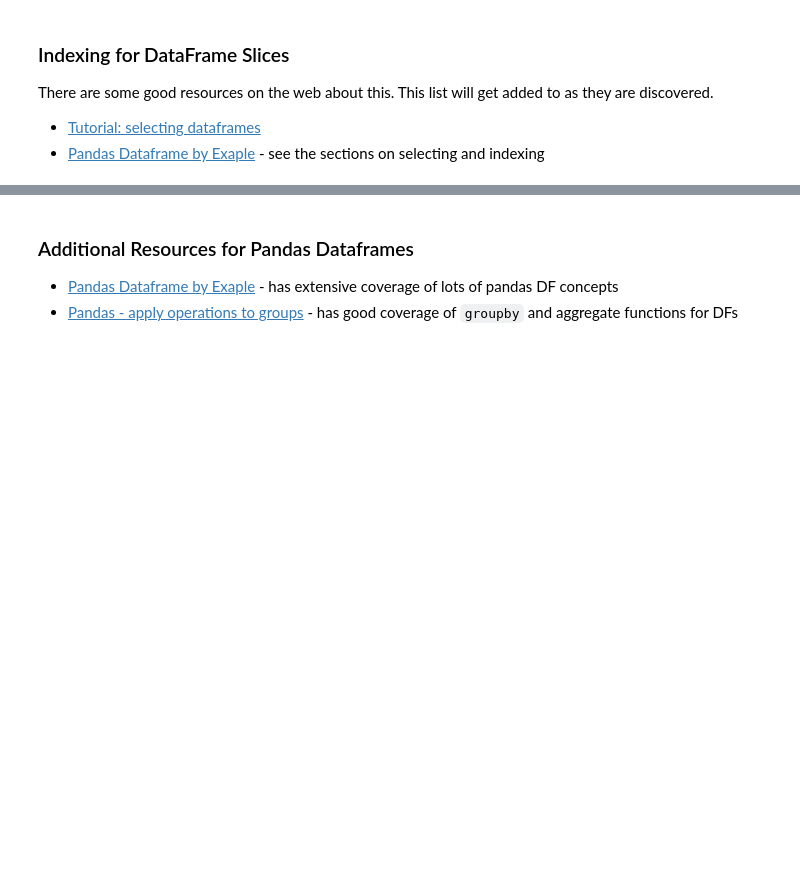
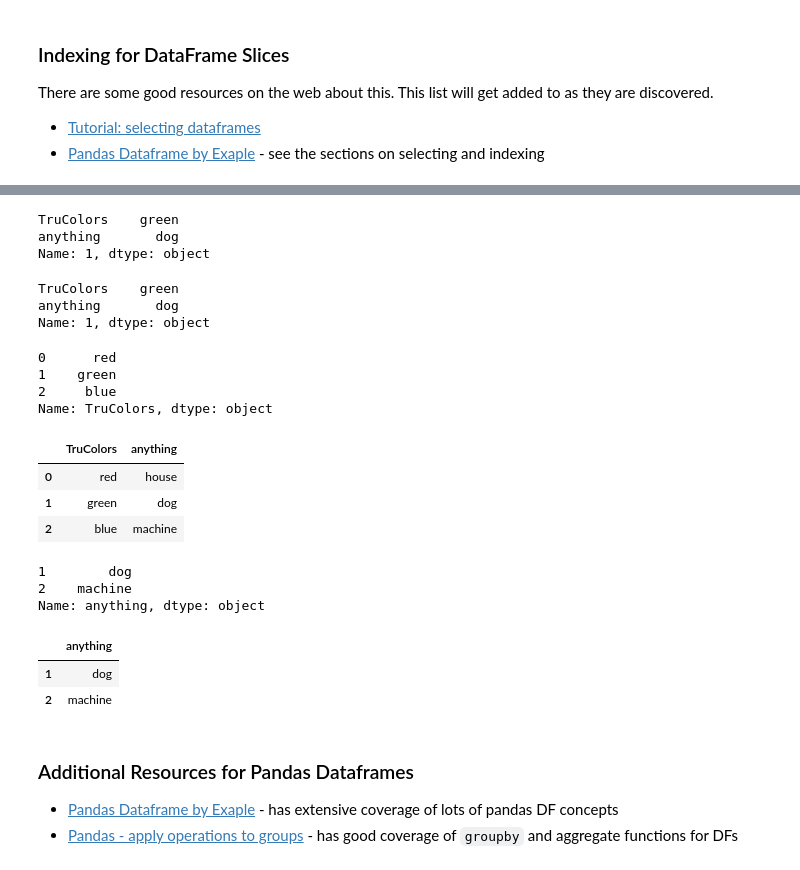
Before and after one commit to TheMitchWorksPro/DataTech_Playground, a Jupyter notebook: PY_Basics/TMWP_Pandas_Dataframe_Basics.ipynb, the cells around one changed output, grey strips where cells are left out. Saved outputs shown, nothing was run; the diff lists cells and outputs as text; code cells hidden in the pictures; blank space fills up the shorter version.

Commit message:
dataframe basics update

```diff
--- a/PY_Basics/TMWP_Pandas_Dataframe_Basics.ipynb
+++ b/PY_Basics/TMWP_Pandas_Dataframe_Basics.ipynb
@@ -311,3 +331,42 @@ There are some good resources on the web about this.  This list will get added t
+# %%
+testDF.iloc[1,:]  # row 1, all columns
+# %% [output]
+TruColors    green
+anything       dog
+Name: 1, dtype: object
+# %%
+testDF.loc[1]  # row at index 1
+# %% [output]
+TruColors    green
+anything       dog
+Name: 1, dtype: object
+# %%
+## note: this DF had the names changed but indicies for columns are different
+testDF.loc[:, 'TruColors']  # all rows, column by index name
+# %% [output]
+0      red
+1    green
+2     blue
+Name: TruColors, dtype: object
+# %%
+testDF.loc[:, 'TruColors':'anything']  # if there were more columns - this would get all column in this range
+# %% [output]
+|  | TruColors | anything |
+| 0 | red | house |
+| 1 | green | dog |
+| 2 | blue | machine |
+# %%
+testDF.loc[1:2, 'anything']  # using index names ... with names it is 1:2 including 2
+# %% [output]
+1        dog
+2    machine
+Name: anything, dtype: object
+# %%
+testDF.iloc[1:3, 1:]  # using index numbers ... note that with numbers it is up to 3 (so 1 and 2)
+# %% [output]
+|  | anything |
+| 1 | dog |
+| 2 | machine |
 # %% [markdown]
 <a id="resources" name="resources"></a>
 
```
Also changed, not shown: parts of 5 cells of this notebook.
